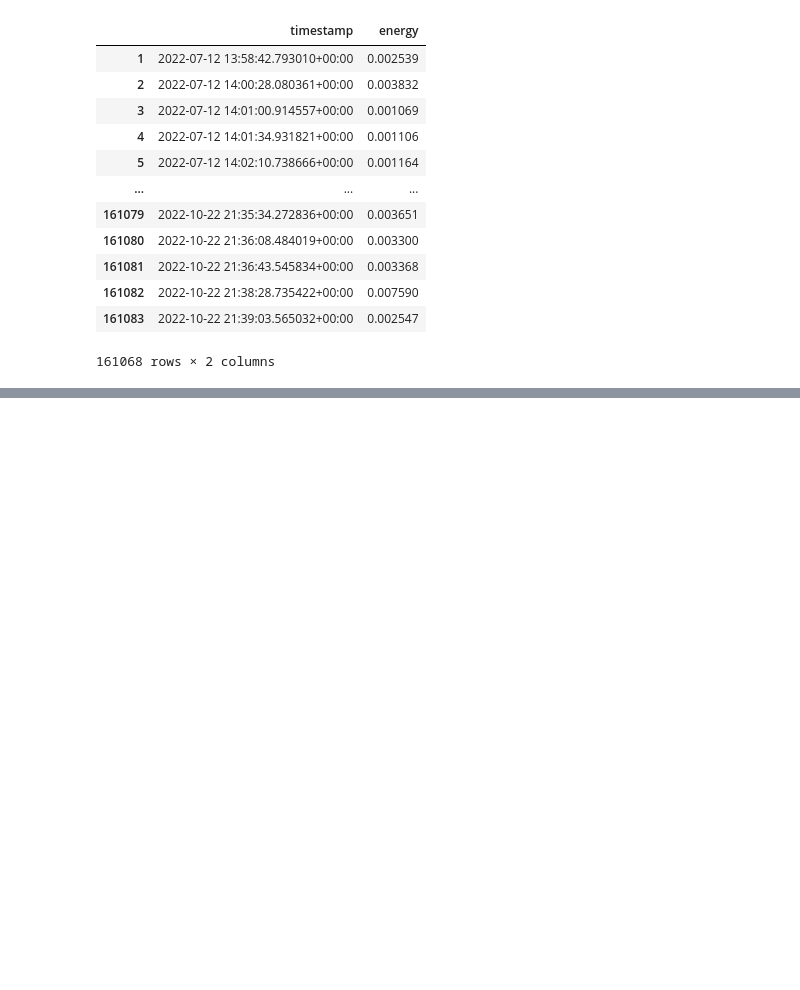
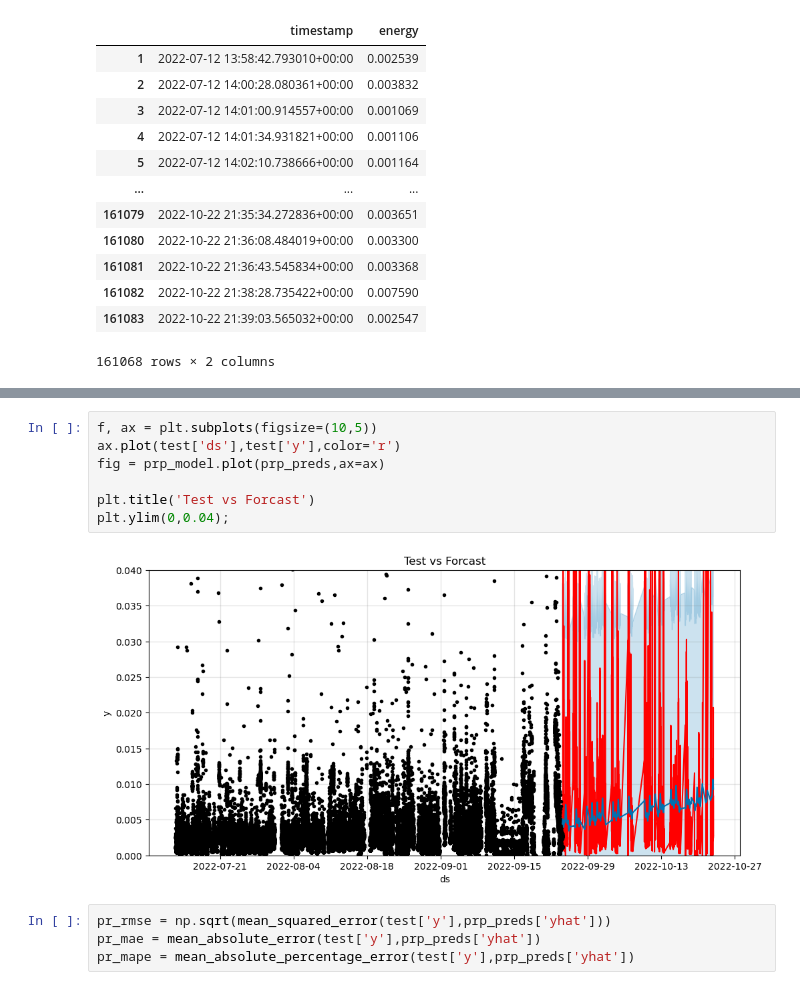
Before and after one commit to Oluwajuwon-O/project_notebooks, a Jupyter notebook: Forecasting/Comparing forecasts.ipynb, the cells around one changed output, grey strips where cells are left out. Saved outputs shown, nothing was run; the diff lists cells and outputs as text; blank space fills up the shorter version.

```diff
--- a/Forecasting/Comparing forecasts.ipynb
+++ b/Forecasting/Comparing forecasts.ipynb
@@ -472,0 +570,13 @@ rmse
+# %%
+f, ax = plt.subplots(figsize=(10,5))
+ax.plot(test['ds'],test['y'],color='r')
+fig = prp_model.plot(prp_preds,ax=ax)
+
+plt.title('Test vs Forcast')
+plt.ylim(0,0.04);
+# %% [output]
+[figure, added]
+# %%
+pr_rmse = np.sqrt(mean_squared_error(test['y'],prp_preds['yhat']))
+pr_mae = mean_absolute_error(test['y'],prp_preds['yhat'])
+pr_mape = mean_absolute_percentage_error(test['y'],prp_preds['yhat'])
```
Also changed, not shown: parts of 31 cells of this notebook.
